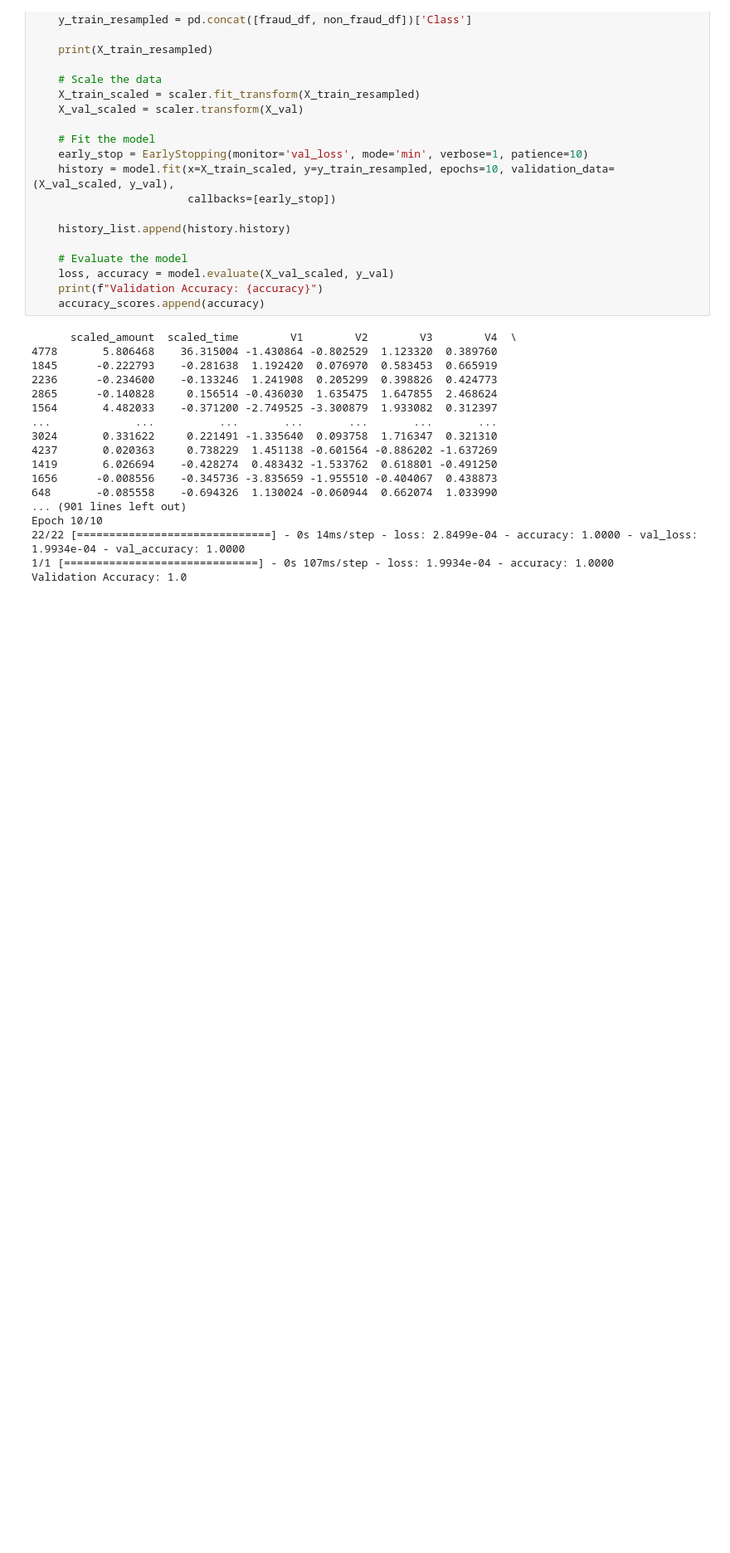
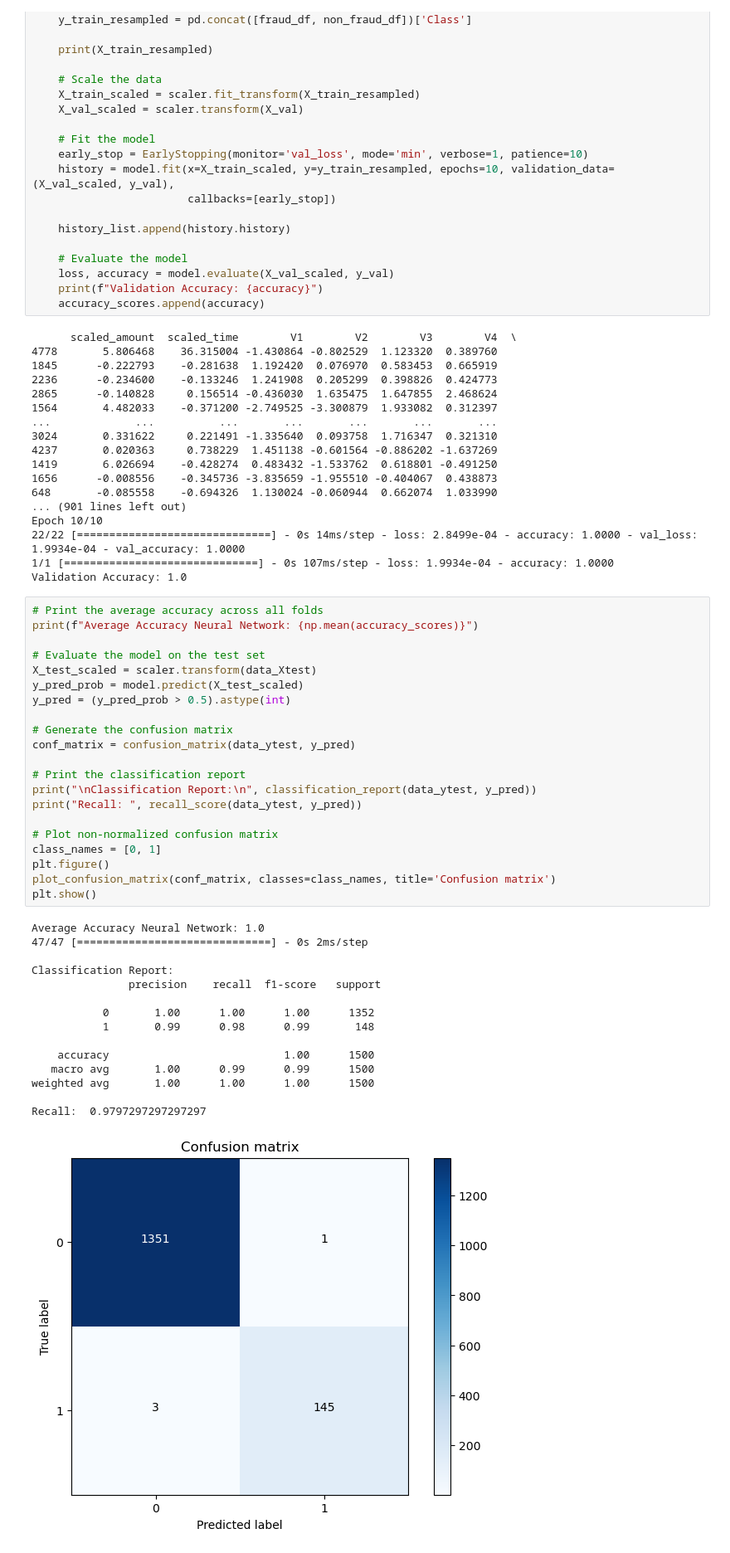
Before and after one commit to Rahafzsh/Fraud-Detection-using-DL, a Jupyter notebook: SubGroup2.ipynb, the cells around one changed output. Shown at 83% size. Cells and saved outputs as stored; diff of their text form; blank space fills up the shorter version.

```diff
--- a/SubGroup2.ipynb
+++ b/SubGroup2.ipynb
@@ -345,3 +345,40 @@ Epoch 10/10
 22/22 [==============================] - 0s 14ms/step - loss: 2.8499e-04 - accuracy: 1.0000 - val_loss: 1.9934e-04 - val_accuracy: 1.0000
 1/1 [==============================] - 0s 107ms/step - loss: 1.9934e-04 - accuracy: 1.0000
 Validation Accuracy: 1.0
+# %%
+# Print the average accuracy across all folds
+print(f"Average Accuracy Neural Network: {np.mean(accuracy_scores)}")
+
+# Evaluate the model on the test set
+X_test_scaled = scaler.transform(data_Xtest)
+y_pred_prob = model.predict(X_test_scaled)
+y_pred = (y_pred_prob > 0.5).astype(int)
+
+# Generate the confusion matrix
+conf_matrix = confusion_matrix(data_ytest, y_pred)
+
+# Print the classification report
+print("\nClassification Report:\n", classification_report(data_ytest, y_pred))
+print("Recall: ", recall_score(data_ytest, y_pred))
+
+# Plot non-normalized confusion matrix
+class_names = [0, 1]
+plt.figure()
+plot_confusion_matrix(conf_matrix, classes=class_names, title='Confusion matrix')
+plt.show()
+# %% [output]
+Average Accuracy Neural Network: 1.0
+47/47 [==============================] - 0s 2ms/step
+
+Classification Report:
+               precision    recall  f1-score   support
+
+           0       1.00      1.00      1.00      1352
+           1       0.99      0.98      0.99       148
+
+    accuracy                           1.00      1500
+   macro avg       1.00      0.99      0.99      1500
+weighted avg       1.00      1.00      1.00      1500
+
+Recall:  0.9797297297297297
+[figure, added]
```
Also changed, not shown: 1 other file.
